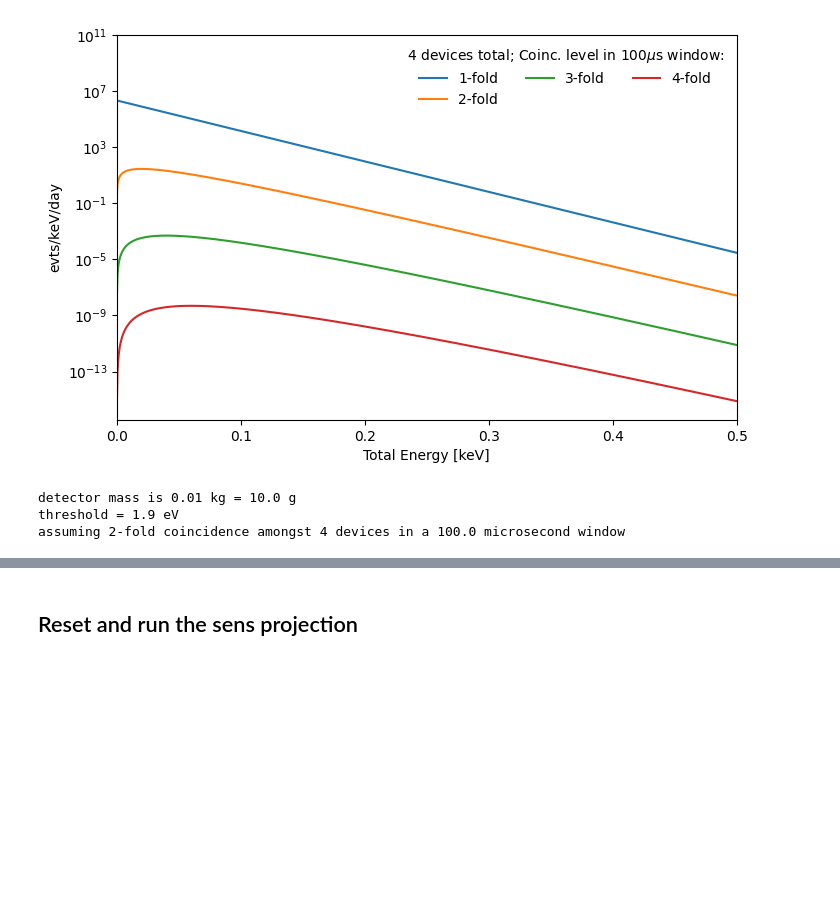
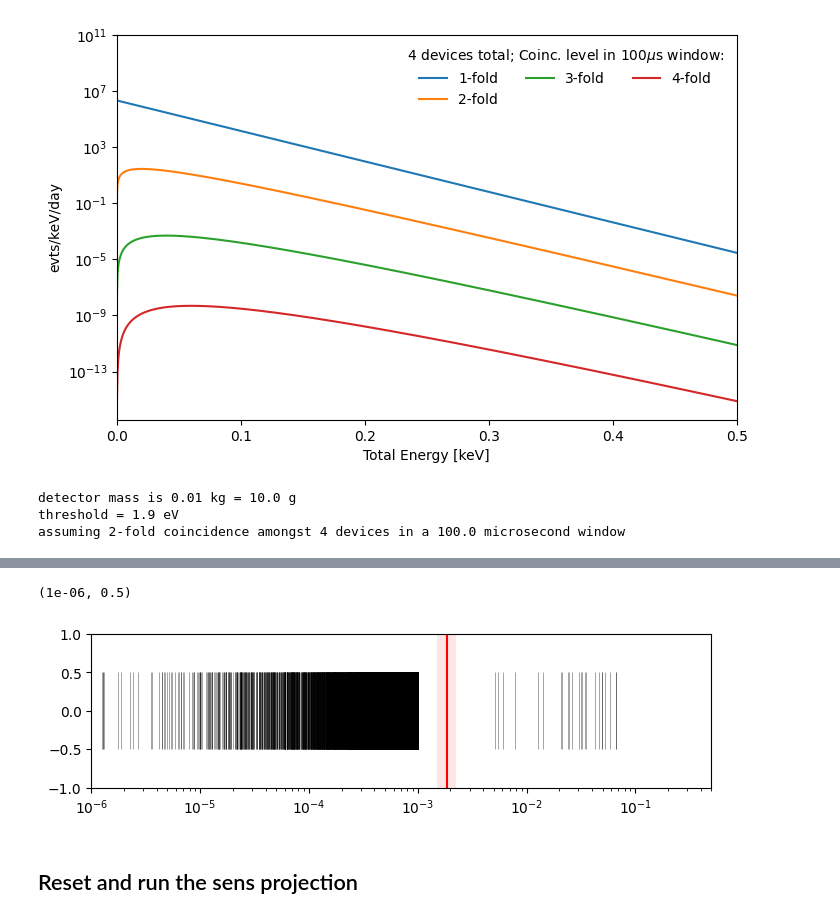
Before and after one commit to spice-herald/DarkLim, a Jupyter notebook: examples/helium.ipynb, the cells around one changed output, grey strips where cells are left out. Cells and saved outputs as stored; diff of their text form; code cells hidden in the pictures; blank space fills up the shorter version.

```diff
--- a/examples/helium.ipynb
+++ b/examples/helium.ipynb
@@ -126,3 +127,17 @@ created 449.0 evts
+# %%
+fig, ax = plt.subplots(figsize=(8,2))
+ax.vlines(gen_evts,-0.5,0.5,color='black',lw=0.5, alpha=0.5)
+ax.axvline(threshold,ls='-',color='red')
+ax.axvspan(threshold-energy_res,threshold+energy_res,facecolor='red',alpha=0.1)
+
+ax.set_yscale('linear')
+ax.set_ylim(-1,1)
+
+ax.set_xscale('log')
+ax.set_xlim(1e-6,0.5)
+# %% [output]
+(1e-06, 0.5)
+[figure, added]
 # %% [markdown]
 ## Reset and run the sens projection
 # %%
```
Also changed, not shown: parts of 5 cells of this notebook, 2 other files.
